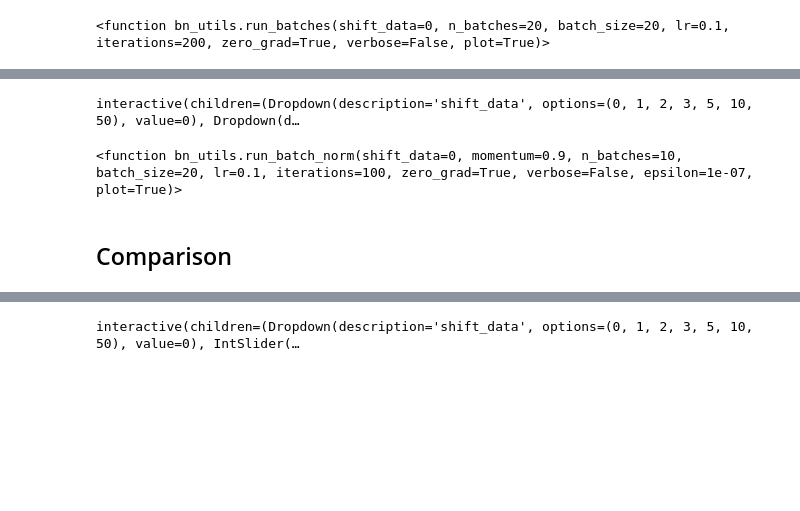
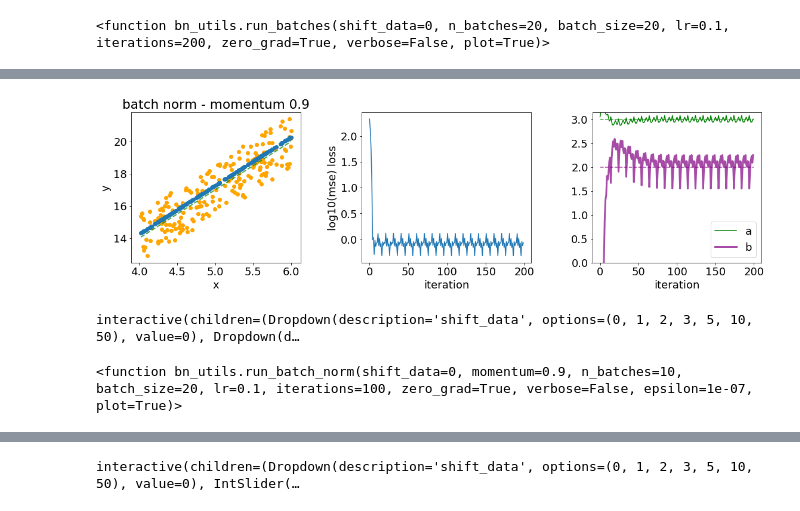
Before and after one commit to elzurdo/cheatsheets, a Jupyter notebook: batch_normalisation.ipynb, the cells around one changed output, grey strips where cells are left out. Saved outputs shown, nothing was run; the diff lists cells and outputs as text; code cells hidden in the pictures; blank space fills up the shorter version.

```diff
--- a/batch_normalisation.ipynb
+++ b/batch_normalisation.ipynb
@@ -266,3 +304,10 @@ Play around and see for yourself!
+# %%
+from bn_utils import run_batch_norm
+
+momentum=0.9
+_ = run_batch_norm(shift_data=5, momentum=momentum, lr=1.e-2, verbose=False, iterations=200)
+# %% [output]
+[figure, added]
 # %%
 from bn_utils import run_batch_norm_interactive
 
@@ -270,5 +315,3 @@ run_batch_norm_interactive()
 # %% [output]
 interactive(children=(Dropdown(description='shift_data', options=(0, 1, 2, 3, 5, 10, 50), value=0), Dropdown(d…
 <function bn_utils.run_batch_norm(shift_data=0, momentum=0.9, n_batches=10, batch_size=20, lr=0.1, iterations=100, zero_grad=True, verbose=False, epsilon=1e-07, plot=True)>
-# %% [markdown]
-## Comparison
```
Also changed, not shown: parts of 14 cells of this notebook, 1 other file.
